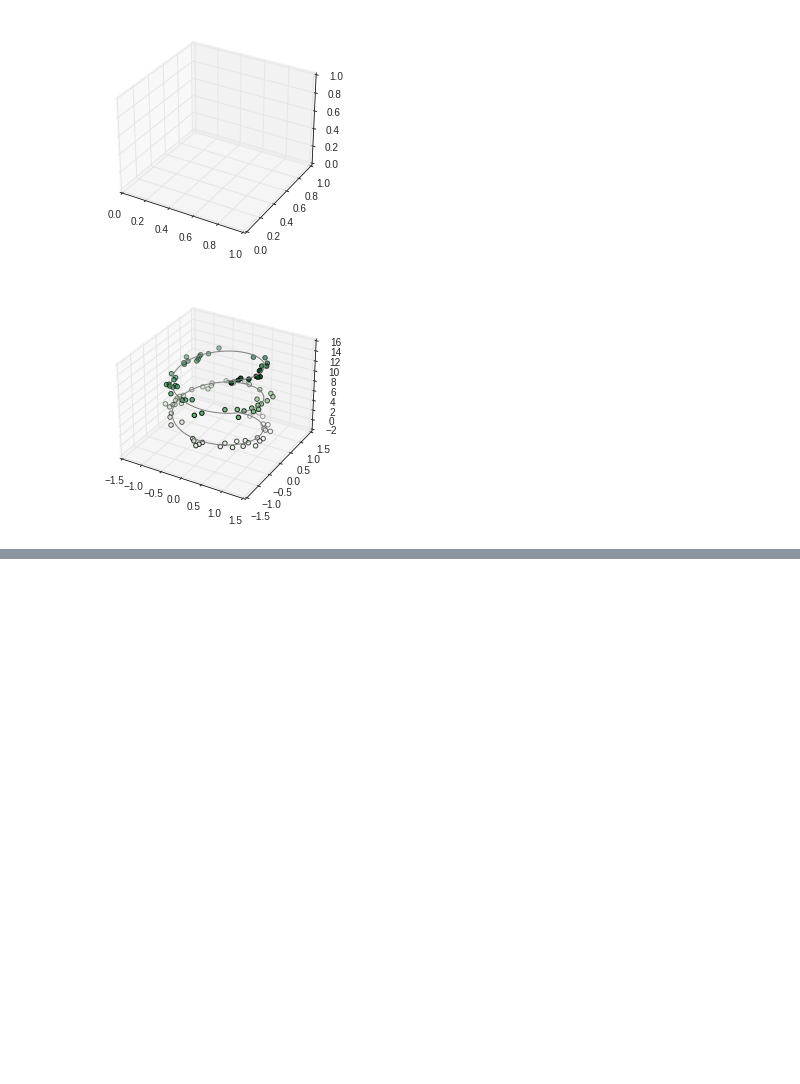
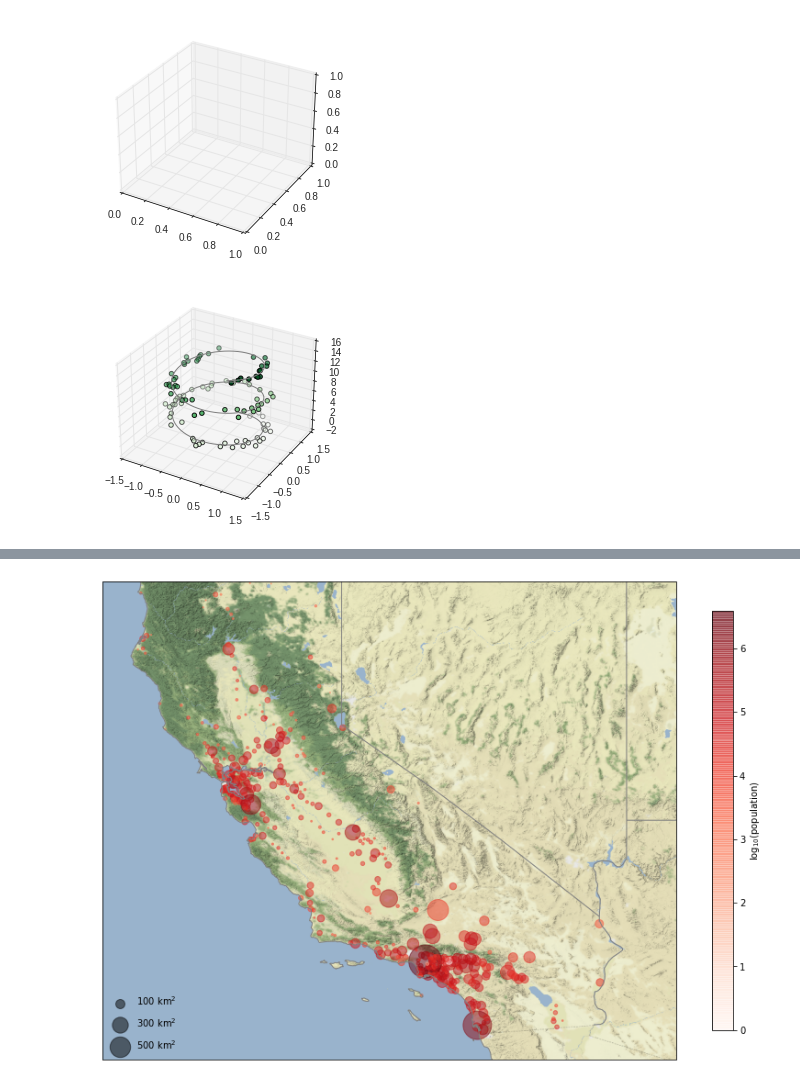
Before and after one commit to luisbarboza27/Notebooks_CA0502, a Jupyter notebook: Semana_5_1.ipynb, the cells around one changed output, grey strips where cells are left out. Saved outputs shown, nothing was run; the diff lists cells and outputs as text; code cells hidden in the pictures; blank space fills up the shorter version.

```diff
--- a/Semana_5_1.ipynb
+++ b/Semana_5_1.ipynb
@@ -469,0 +489,42 @@ plt.legend(scatterpoints=1, frameon=False,
+# %%
+# 1. Draw the map background
+# fig = plt.figure()
+fig = plt.figure(figsize=(14,12))
+ax = fig.add_subplot(projection=ccrs.PlateCarree())
+#  ax = plt.axes(projection=ccrs.PlateCarree())
+ax.set_extent([-113, -125, 32, 42], crs=ccrs.PlateCarree())
+stamen_terrain = cimgt.Stamen('terrain-background')
+ax.add_image(stamen_terrain, 8)
+
+
+states_provinces = cfeature.NaturalEarthFeature(
+        category='cultural',
+        name='admin_1_states_provinces_lines',
+        scale='50m',
+        facecolor='none')
+
+ax.add_feature(cfeature.LAND, edgecolor='gray')
+ax.add_feature(cfeature.COASTLINE, edgecolor='gray')
+ax.add_feature(states_provinces, edgecolor='gray')
+
+
+# 2. scatter city data, with color reflecting population
+# and size reflecting area
+sc = ax.scatter(lon, lat, c=np.log10(population),
+                s=area, cmap='Reds',
+                alpha=0.5,transform=crs.PlateCarree())
+
+
+# # 3. create colorbar and legend
+cb = fig.colorbar(sc, ax=ax, shrink=0.7)
+cb.set_label(r'$\log_{10}({\rm population})$')
+
+# # make legend with dummy points
+for a in [100, 300, 500]:
+    ax.scatter([], [], c='k', alpha=0.5, s=a,
+                label=str(a) + ' km$^2$')
+
+plt.legend(scatterpoints=1, frameon=False,
+            labelspacing=1, loc='lower left');
+# %% [output]
+[figure, added]
```
Also changed, not shown: parts of 7 cells of this notebook.
